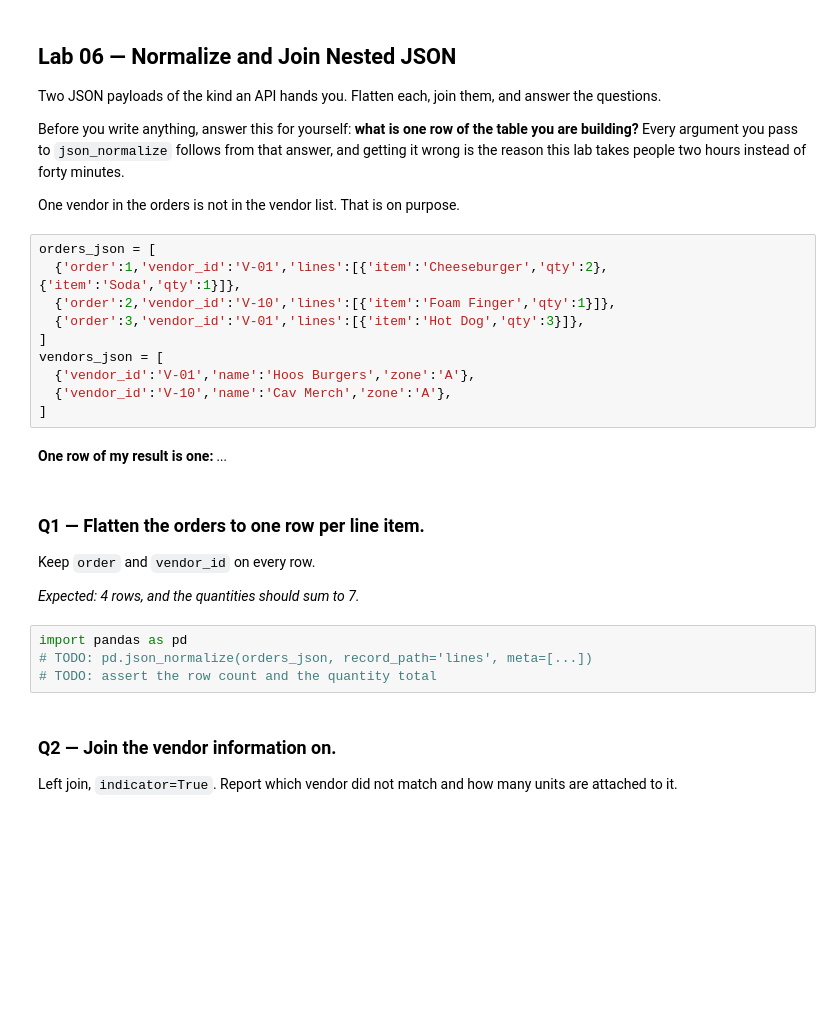
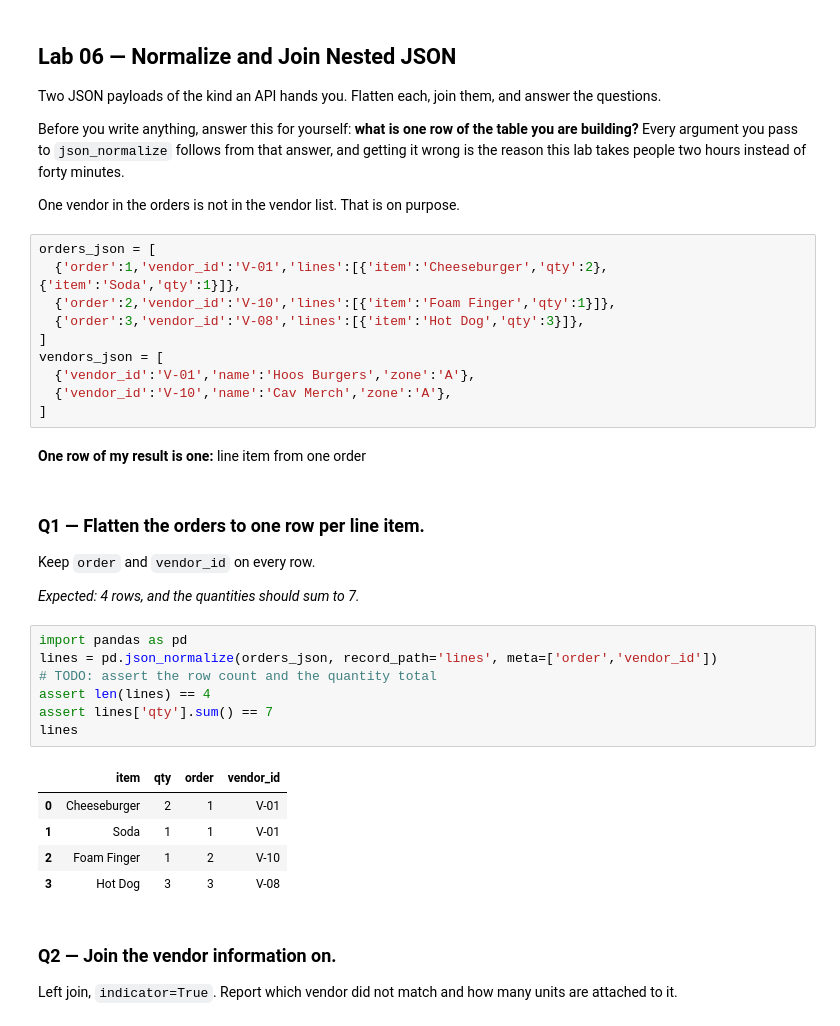
Before and after one commit to Jennifer-Lutchen/ds2002-fa26, a Jupyter notebook: notebooks/04-json-apis/2026-10-02 — Normalize and Join Nested JSON — Lab.ipynb, the cells around one changed output. Drawn from its saved outputs; the diff is of its cells as text; blank space fills up the shorter version.

```diff
--- a/notebooks/04-json-apis/2026-10-02 — Normalize and Join Nested JSON — Lab.ipynb
+++ b/notebooks/04-json-apis/2026-10-02 — Normalize and Join Nested JSON — Lab.ipynb
@@ -16,14 +16,14 @@ One vendor in the orders is not in the vendor list. That is on purpose.
 orders_json = [
   {'order':1,'vendor_id':'V-01','lines':[{'item':'Cheeseburger','qty':2},{'item':'Soda','qty':1}]},
   {'order':2,'vendor_id':'V-10','lines':[{'item':'Foam Finger','qty':1}]},
-  {'order':3,'vendor_id':'V-01','lines':[{'item':'Hot Dog','qty':3}]},
+  {'order':3,'vendor_id':'V-08','lines':[{'item':'Hot Dog','qty':3}]},
 ]
 vendors_json = [
   {'vendor_id':'V-01','name':'Hoos Burgers','zone':'A'},
   {'vendor_id':'V-10','name':'Cav Merch','zone':'A'},
 ]
 # %% [markdown]
-**One row of my result is one:** _..._
+**One row of my result is one:** line item from one order
 # %% [markdown]
 ### Q1 — Flatten the orders to one row per line item.
 
@@ -32,8 +32,17 @@ Keep `order` and `vendor_id` on every row.
 *Expected: 4 rows, and the quantities should sum to 7.*
 # %%
 import pandas as pd
-# TODO: pd.json_normalize(orders_json, record_path='lines', meta=[...])
+lines = pd.json_normalize(orders_json, record_path='lines', meta=['order','vendor_id'])
 # TODO: assert the row count and the quantity total
+assert len(lines) == 4
+assert lines['qty'].sum() == 7
+lines
+# %% [output]
+|  | item | qty | order | vendor_id |
+| 0 | Cheeseburger | 2 | 1 | V-01 |
+| 1 | Soda | 1 | 1 | V-01 |
+| 2 | Foam Finger | 1 | 2 | V-10 |
+| 3 | Hot Dog | 3 | 3 | V-08 |
 # %% [markdown]
 ### Q2 — Join the vendor information on.
 
```
Also changed, not shown: parts of 6 cells of this notebook.
